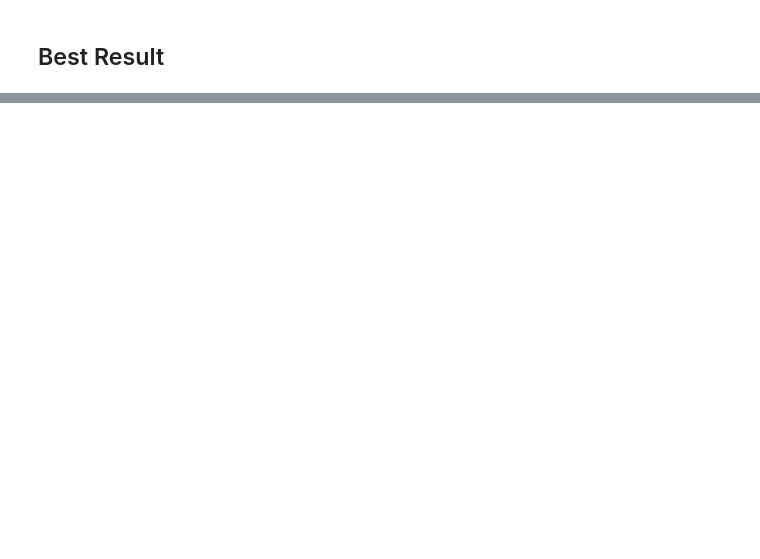
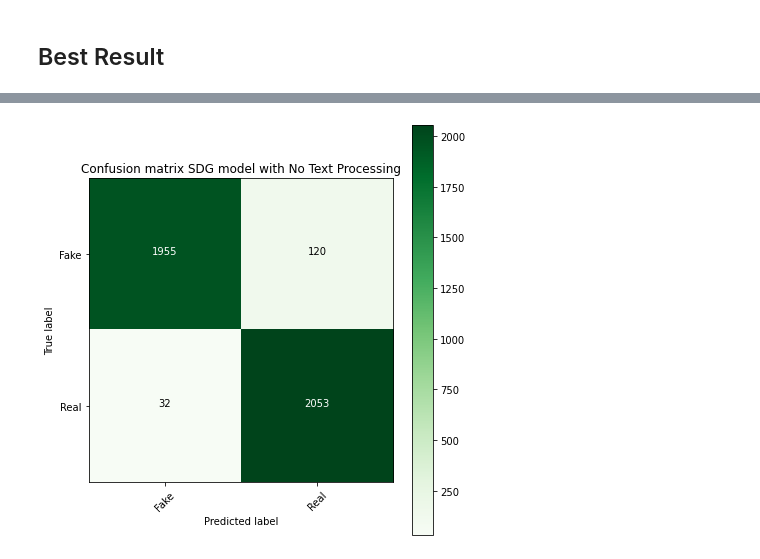
Before and after one commit to baranema/ML-Fake-News, a Jupyter notebook: SGD.ipynb, the cells around one changed output, grey strips where cells are left out. Saved outputs shown, nothing was run; the diff lists cells and outputs as text; code cells hidden in the pictures; blank space fills up the shorter version.

Commit message:
added confusion matrices

```diff
--- a/SGD.ipynb
+++ b/SGD.ipynb
@@ -595,7 +618,7 @@ predictionSGD = SGD.predict(test_data_3Gram)
 
 # Classifier score - TF-IDF 3 grams
 score = SGD.score(test_data_3Gram, test_labels)
-modelType["3-grams", "Text Processing: removing punctuation"] = score
+modelType["3-grams", "Text Processing: removing punctuation"] = [score, predictionSGD]
 
 print("Accuracy with TF-IDF 3-gram:", SGD.score(test_data_3Gram, test_labels))
 # %% [output]
@@ -629,7 +652,7 @@ predictionSGD = SGD.predict(test_data_1Gram)
 
 # Classifier score - TF-IDF 1 grams
 score = SGD.score(test_data_1Gram, test_labels)
-modelType["1-gram", "No Text Processing"] = score
+modelType["1-gram", "No Text Processing"] = [score, predictionSGD]
 
 print("Accuracy with TF-IDF 1-gram:", score)
 # %% [output]
@@ -653,7 +676,7 @@ predictionSGD = SGD.predict(test_data_2Gram)
 
 # Classifier score - TF-IDF 2 grams
 score = SGD.score(test_data_2Gram, test_labels)
-modelType["2-grams", "Text Processing: removing punctuation"] = score
+modelType["2-grams", "Text Processing: removing punctuation"] = [score, predictionSGD]
 
 print("Accuracy with TF-IDF 2-gram:", SGD.score(test_data_2Gram, test_labels))
 # %% [output]
@@ -677,7 +700,7 @@ predictionSGD = SGD.predict(test_data_3Gram)
 
 # Classifier score - TF-IDF 3 grams
 score = SGD.score(test_data_3Gram, test_labels)
-modelType["3-grams", "Text Processing: removing punctuation"] = score
+modelType["3-grams", "Text Processing: removing punctuation"] = [score, predictionSGD]
 
 print("Accuracy with TF-IDF 3-gram:", SGD.score(test_data_3Gram, test_labels))
 # %% [output]
@@ -693,0 +717,7 @@ The accuracy is: 0.96875
+# %%
+prediction = modelType[bestSGDmodel][1]
+modelName = "SDG model with " + bestSGDmodel[1]
+
+confusionMatrix(prediction, modelName)
+# %% [output]
+[figure, added]
```
Also changed, not shown: parts of 20 cells of this notebook, 1 other file.
